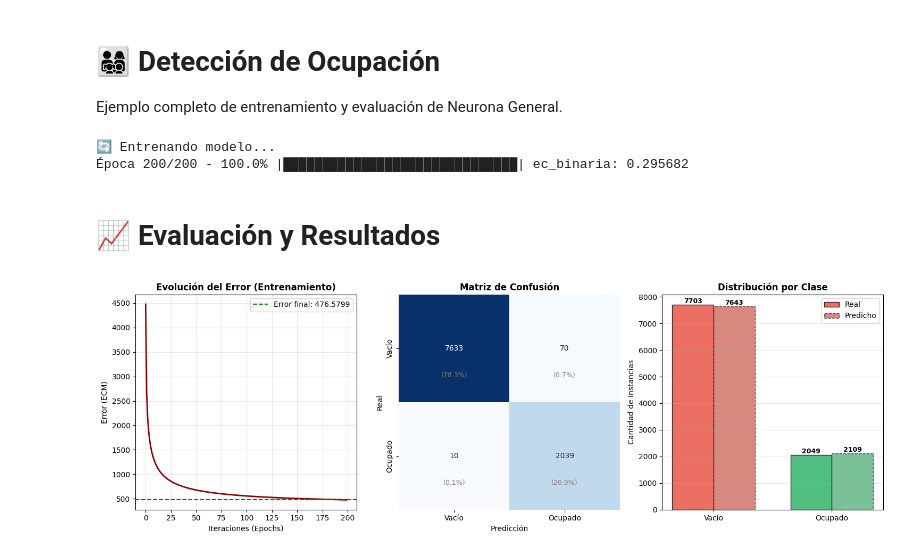
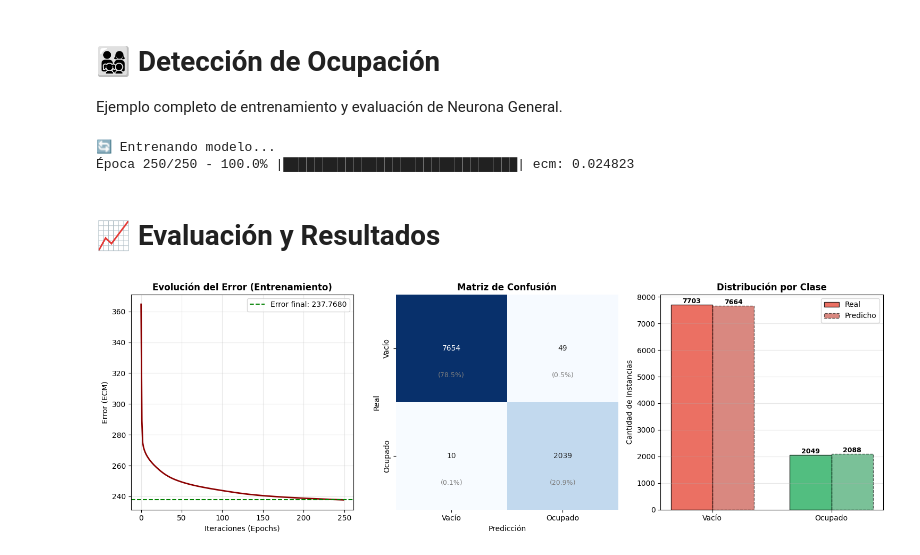
Before and after one commit to RNA-UNIV/rna, a Jupyter notebook: demos/DemoNeuronaGradiente.ipynb, the cells around one changed output. Saved outputs shown, nothing was run; the diff lists cells and outputs as text; code cells hidden in the pictures.

Commit message:
Arreglo de implementación de NeuronaGradiente y RNMulticlase

```diff
--- a/demos/DemoNeuronaGradiente.ipynb
+++ b/demos/DemoNeuronaGradiente.ipynb
@@ -135,12 +143,16 @@ x_data = x_data_raw.dropna().to_numpy()
 data_scaler = StandardScaler()
 X_scaled = data_scaler.fit_transform(x_data)
 
+FUN = 'tanh'
+if FUN == 'tanh':
+    y_data = 2*y_data-1
+
 print("🔄 Entrenando modelo...")
-modelo = NeuronaGradiente(epochs=200, alpha=0.001, FUN='sigmoid', COSTO='EC_binaria', verbose=1)
+modelo = NeuronaGradiente(epochs=250, alpha=0.01, FUN=FUN, COSTO='ECM', verbose=1, cotaE=0.00001)
 modelo.fit(X_scaled, y_data);
 # %% [output]
 🔄 Entrenando modelo...
-Época 200/200 - 100.0% |██████████████████████████████| ec_binaria: 0.295682
+Época 250/250 - 100.0% |██████████████████████████████| ecm: 0.024823
 # %% [markdown]
 # 📈 Evaluación y Resultados
 # %%
@@ -150,12 +162,19 @@ import numpy as np
 from sklearn.metrics import (confusion_matrix, classification_report,
                              accuracy_score, precision_score, recall_score, f1_score)
 
-y_pred_raw = modelo.predict(X_scaled)
-y_pred = y_pred_raw  # Ya viene como 0 o 1 desde predict()
+# ========== CONFIGURACIÓN DE CLASES ==========
+CLASE_0 = -1 if modelo.FUN == 'tanh' else 0
+CLASE_1 = 1
+
+# Nombres de las clases
+class_names = ['Vacío', 'Ocupado']  # O ['Libre', 'Ocupado']
+
+# ========== PREDICCIÓN ==========
+y_pred_raw = modelo.predict_clase(X_scaled)
+y_pred = y_pred_raw  # Ya viene como -1/1 o 0/1 según el modelo
 y_true = y_data
 
-
-# Definir las clases y sus nombres para los gráficos
+# ========== VISUALIZACIÓN ==========
 fig, axes = plt.subplots(1, 3, figsize=(15, 5))
 
 # --- Gráfico 1: Evolución del Error ---
@@ -170,9 +189,10 @@ if hasattr(modelo, 'errors_') and len(modelo.errors_) > 0:
                 label=f'Error final: {modelo.errors_[-1]:.4f}')
     ax1.legend()
 
-# --- Gráfico 2: Matriz de Confusión ---
+# --- Gráfico 2: Matriz de Confusión CORREGIDA ---
 ax2 = axes[1]
-cm = confusion_matrix(y_true, y_pred, labels=[0, 1])
+# IMPORTANTE: Usar [CLASE_0, CLASE_1] en lugar de [0, 1]
+cm = confusion_matrix(y_true, y_pred, labels=[CLASE_0, CLASE_1])
 sns.heatmap(cm, annot=True, fmt='d', cmap='Blues',
             xticklabels=class_names, yticklabels=class_names, ax=ax2, cbar=False)
 ax2.set_title('Matriz de Confusión', fontsize=12, fontweight='bold')
@@ -188,8 +208,8 @@ for i in range(2):
 
 # --- Gráfico 3: Distribución Real vs Predicho ---
 ax3 = axes[2]
-real_counts = [np.sum(y_true == 0), np.sum(y_true == 1)]
-pred_counts = [np.sum(y_pred == 0), np.sum(y_pred == 1)]
+real_counts = [np.sum(y_true == CLASE_0), np.sum(y_true == CLASE_1)]
+pred_counts = [np.sum(y_pred == CLASE_0), np.sum(y_pred == CLASE_1)]
 x_pos = np.arange(2)
 width = 0.35
 
@@ -211,44 +231,55 @@ ax3.set_xticklabels(class_names)
 ax3.set_ylabel('Cantidad de Instancias', fontsize=10)
 ax3.grid(True, alpha=0.3, axis='y')
 ax3.legend()
 
 plt.tight_layout()
 plt.show()
 
+# ========== MÉTRICAS ==========
+accuracy = accuracy_score(y_true, y_pred)
 
-# Métricas Varias
-accuracy = accuracy_score(y_true, y_pred)
-precision = precision_score(y_true, y_pred, zero_division=0)
-recall = recall_score(y_true, y_pred, zero_division=0)
-f1 = f1_score(y_true, y_pred, zero_division=0)
+# IMPORTANTE: Para precision, recall y f1, especificar pos_label=CLASE_1
+precision = precision_score(y_true, y_pred, pos_label=CLASE_1, zero_division=0)
+recall = recall_score(y_true, y_pred, pos_label=CLASE_1, zero_division=0)
+f1 = f1_score(y_true, y_pred, pos_label=CLASE_1, zero_division=0)
 
 print("\n📊 ESTADÍSTICAS DEL ENTRENAMIENTO:")
 if hasattr(modelo, 'errors_') and len(modelo.errors_) > 0:
     print(f"  • Error inicial: {modelo.errors_[0]:.6f}")
     print(f"  • Error final..: {modelo.errors_[-1]:.6f}")
     print(f"  • Mejora.......: {((modelo.errors_[0] - modelo.errors_[-1]) / modelo.errors_[0])*100:.1f}%")
 
 print("\n🎯 MÉTRICAS DE CLASIFICACIÓN BINARIA:")
 print(f"  • Accuracy  (Precisión global).....: {accuracy:.4f} ({accuracy*100:.2f}%)")
 print(f"  • Precision (Calidad predicción)...: {precision:.4f}")
 print(f"  • Recall    (Sensibilidad).........: {recall:.4f}")
 print(f"  • F1-Score  (Balance P-R)..........: {f1:.4f}")
 
 print("\n🧮 ANÁLISIS DE LA MATRIZ DE CONFUSIÓN:")
-print(f"  • Verdaderos Negativos  (correctamente libres)..................: {cm[0,0]}")
-print(f"  • Falsos Positivos      (predichos como ocupados pero NO lo son): {cm[0,1]}")
-print(f"  • Falsos Negativos      (predichos como libres pero SÍ lo son)..: {cm[1,0]}")
-print(f"  • Verdaderos Positivos  (correctamente ocupados)................: {cm[1,1]}")
+print(f"  • Verdaderos Negativos  (correctamente {class_names[0]})...........: {cm[0,0]}")
+print(f"  • Falsos Positivos      (predichos como {class_names[1]} pero NO): {cm[0,1]}")
+print(f"  • Falsos Negativos      (predichos como {class_names[0]} pero SÍ)..: {cm[1,0]}")
+print(f"  • Verdaderos Positivos  (correctamente {class_names[1]}).........: {cm[1,1]}")
 
 print("\n📋 REPORTE DE CLASIFICACIÓN:")
-print(classification_report(y_true, y_pred, target_names=class_names, zero_division=0))
+# IMPORTANTE: Usar labels=[CLASE_0, CLASE_1] en lugar de target_names
+print(classification_report(y_true, y_pred, labels=[CLASE_0, CLASE_1],
+                           target_names=class_names, zero_division=0))
 
 print("\n💡 INTERPRETACIÓN:")
 print(f"  → El modelo acierta el {accuracy*100:.1f}% de las predicciones.")
 if precision > 0:
-    print(f"  → De todos los que predijo como 'Ocupado', el {precision*100:.1f}% realmente lo estaba.")
+    print(f"  → De todos los que predijo como '{class_names[1]}', el {precision*100:.1f}% realmente lo era.")
 if recall > 0:
-    print(f"  → De todos los que realmente estaban 'Ocupados', el modelo detectó al {recall*100:.1f}%.")
+    print(f"  → De todos los que realmente eran '{class_names[1]}', el modelo detectó al {recall*100:.1f}%.")
+
+# ========== MÉTRICAS ADICIONALES POR CLASE ==========
+print("\n📊 MÉTRICAS DETALLADAS POR CLASE:")
+tn, fp, fn, tp = cm.ravel()
+print(f"  • Sensibilidad para {class_names[0]} (Especificidad): {tn/(tn+fp):.4f}")
+print(f"  • Sensibilidad para {class_names[1]} (Recall).....: {tp/(tp+fn):.4f}")
+print(f"  • Precisión para {class_names[0]}...................: {tn/(tn+fn):.4f}")
+print(f"  • Precisión para {class_names[1]}.................: {tp/(tp+fp):.4f}")
 # %% [output]
-[figure, old version]
+[figure, new version]
 📊 ESTADÍSTICAS DEL ENTRENAMIENTO:
```
Also changed, not shown: parts of 5 cells of this notebook, 2 other files.
